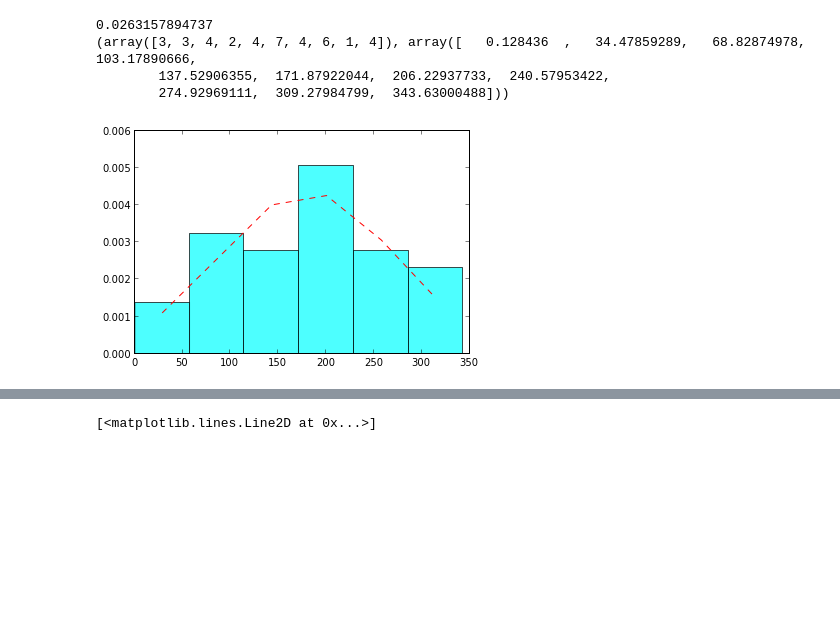
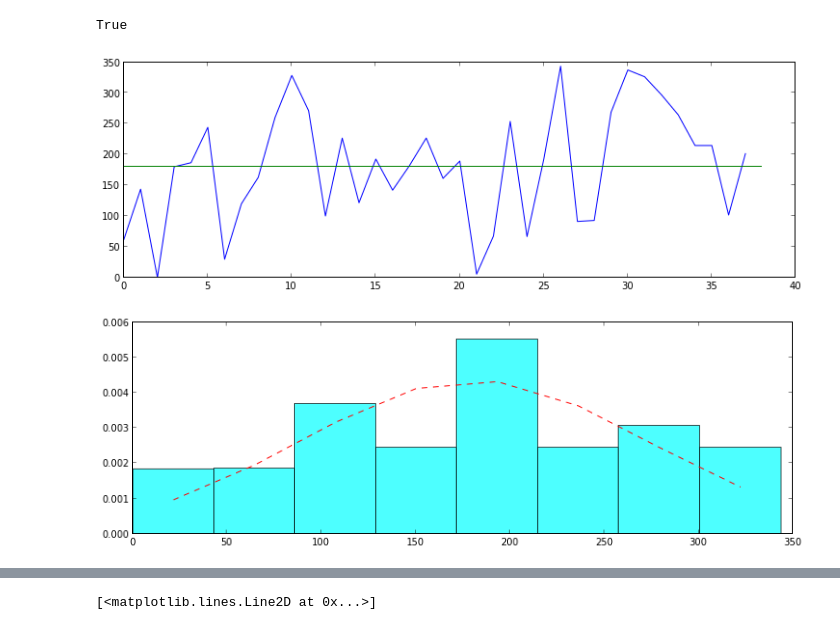
Before and after one commit to apburnes/pediocactus_suitability, a Jupyter notebook: Pedio_Cactus_Suitability.ipynb, the cells around one changed output, grey strips where cells are left out. Drawn from its saved outputs; the diff is of its cells as text; code cells hidden in the pictures; blank space fills up the shorter version.

```diff
--- a/Pedio_Cactus_Suitability.ipynb
+++ b/Pedio_Cactus_Suitability.ipynb
@@ -82,0 +53,17 @@ print np.std(avg_val, axis=1)
+# %%
+def col_avg(x):
+    return pd.Series((x['fall09']+x['fall11'] + x['sprng09'] + x['sprng10'])/4)
+
+subdata['cvr_avg'] = subdata.apply(col_avg, axis=1)
+
+subdata['sprng09'] = subdata.sprng09.astype(int64)
+subdata['sprng10'] = subdata.sprng10.astype(int64)
+subdata['fall09'] = subdata.fall09.astype(int64)
+subdata['fall11'] = subdata.fall11.astype(int64)
+
+print subdata.dtypes
+#print np.array(df.mean())
+#print np.array(df.mean()-df.std())
+#print np.array(df.mean()-2*(df.std()))
+#print np.array(df.mean()+df.std())
+#print np.array(df.mean()+2*(df.std()))
@@ -83,24 +81,37 @@ print np.std(avg_val, axis=1)
+# %%
+key_data =  all(subdata.dtypes == float64 for col in subdata_cols)
+print key_data
+
+a_split = np.zeros(39)+180
+
+plot(subdata.aspct)
+plot(a_split)
+
+aspct = np.array(subdata['aspct'], dtype=float64)
+slope = np.array(subdata['slope'], dtype=float64)/100
+
+sd_names= np.array(subdata.columns)
+# %% [output]
+True
+[figure, added]
 # %%
-south_cnt= float(np.compress((4 < aspct) & (aspct < 15), aspct).size)
-aspct_cnt = float(np.size(aspct))
-print float(south_cnt/aspct_cnt)
-print np.histogram(aspct)
+#south_cnt = float(np.compress((4 < aspct) & (aspct < 15), aspct).size
+#aspct_cnt = float(np.size(aspct))
+#print float(south_cnt/aspct_cnt)
+#print np.histogram(aspct)
 
 mu = np.mean(aspct)
 sigma = np.std(aspct)
+zscore = stats.zscore(aspct)
 
 fig = plt.figure()
 ax = fig.add_subplot(111)
 
-n, bins, patches = ax.hist(aspct, 6, normed=1, facecolor='cyan', alpha=.7)
+n, bins, patches = ax.hist(aspct, 8, normed=1, facecolor='cyan', alpha=.7)
 
 bincenters = .5*(bins[1:]+bins[:-1])
 
 y = mlab.normpdf( bincenters, mu, sigma)
 l = ax.plot(bincenters, y, 'r--', linewidth=1)
 # %% [output]
-0.0263157894737
-(array([3, 3, 4, 2, 4, 7, 4, 6, 1, 4]), array([   0.128436  ,   34.47859289,   68.82874978,  103.17890666,
-        137.52906355,  171.87922044,  206.22937733,  240.57953422,
-        274.92969111,  309.27984799,  343.63000488]))
-[figure, old version]
+[figure, new version]
```
Also changed, not shown: parts of 23 cells of this notebook.
